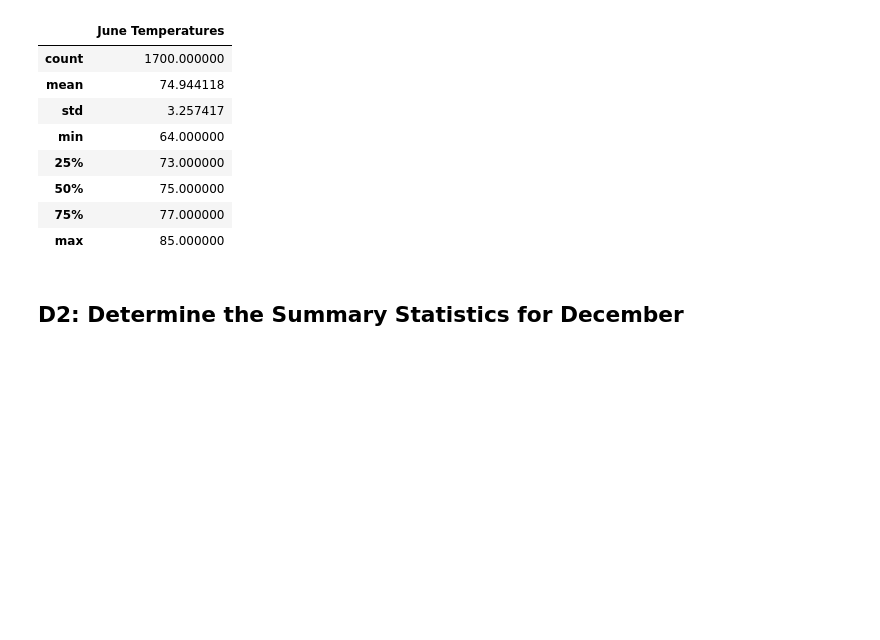
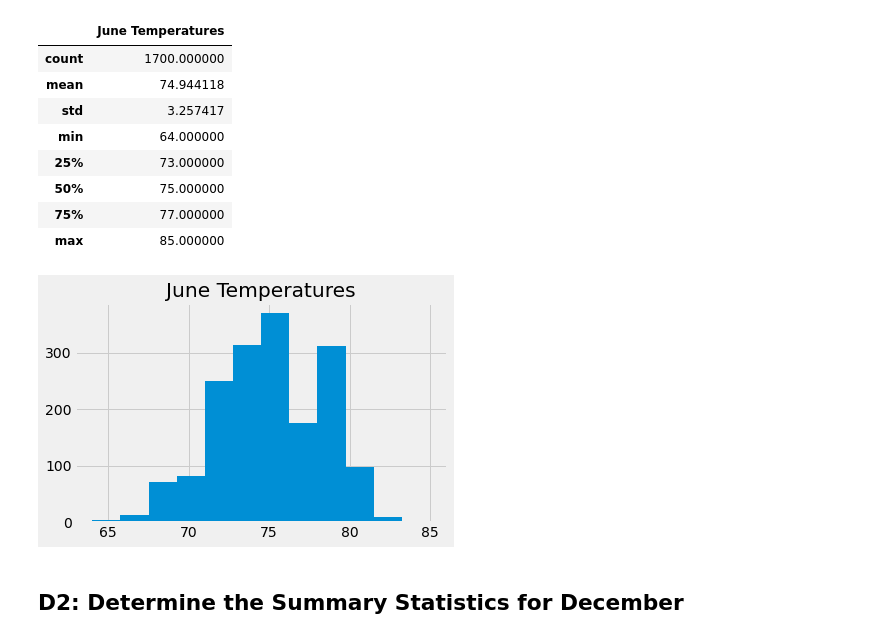
Before and after one commit to kristithrasher/Surfs_Up, a Jupyter notebook: SurfsUp_Challenge.ipynb, the cells around one changed output. Drawn from its saved outputs; the diff is of its cells as text; code cells hidden in the pictures; blank space fills up the shorter version.

```diff
--- a/SurfsUp_Challenge.ipynb
+++ b/SurfsUp_Challenge.ipynb
@@ -1,12 +1,19 @@
 # %%
+# Challenge/ Determine the Summary Statistics for June and December seperatly.
 # Dependencies
 import numpy as np
 import pandas as pd
-import datetime as date
+import datetime as dt
 
-# Python SQL toolkit and Object Relational Mapper
+#Import the Python SQL toolkit
 import sqlalchemy
 from sqlalchemy.ext.automap import automap_base
 from sqlalchemy.orm import Session
 from sqlalchemy import create_engine, func
+
+# import matplotlib to plot data
+%matplotlib inline
+from matplotlib import style
+style.use('fivethirtyeight')
+import matplotlib.pyplot as plt
 # %%
@@ -30,7 +39,6 @@ session = Session(engine)
 from sqlalchemy import extract
 
 # 2. Write a query that filters the Measurement table to retrieve the temperatures for the month of June.
-june_results = []
 june_results = session.query(Measurement.date, Measurement.tobs).filter(extract('month',Measurement.date)==6).all()
 # %%
 #  3. Convert the June temperatures to a list.
@@ -52,6 +98,12 @@ june_df.describe()
 | 50% | 75.000000 |
 | 75% | 77.000000 |
 | max | 85.000000 |
+# %%
+# # plot data with histogram for visulazation
+june_df.hist(bins=12)
+plt.tight_layout()
+# %% [output]
+[figure, added]
 # %% [markdown]
 ## D2: Determine the Summary Statistics for December
 # %%
```
Also changed, not shown: parts of 6 cells of this notebook, 2 other files.
